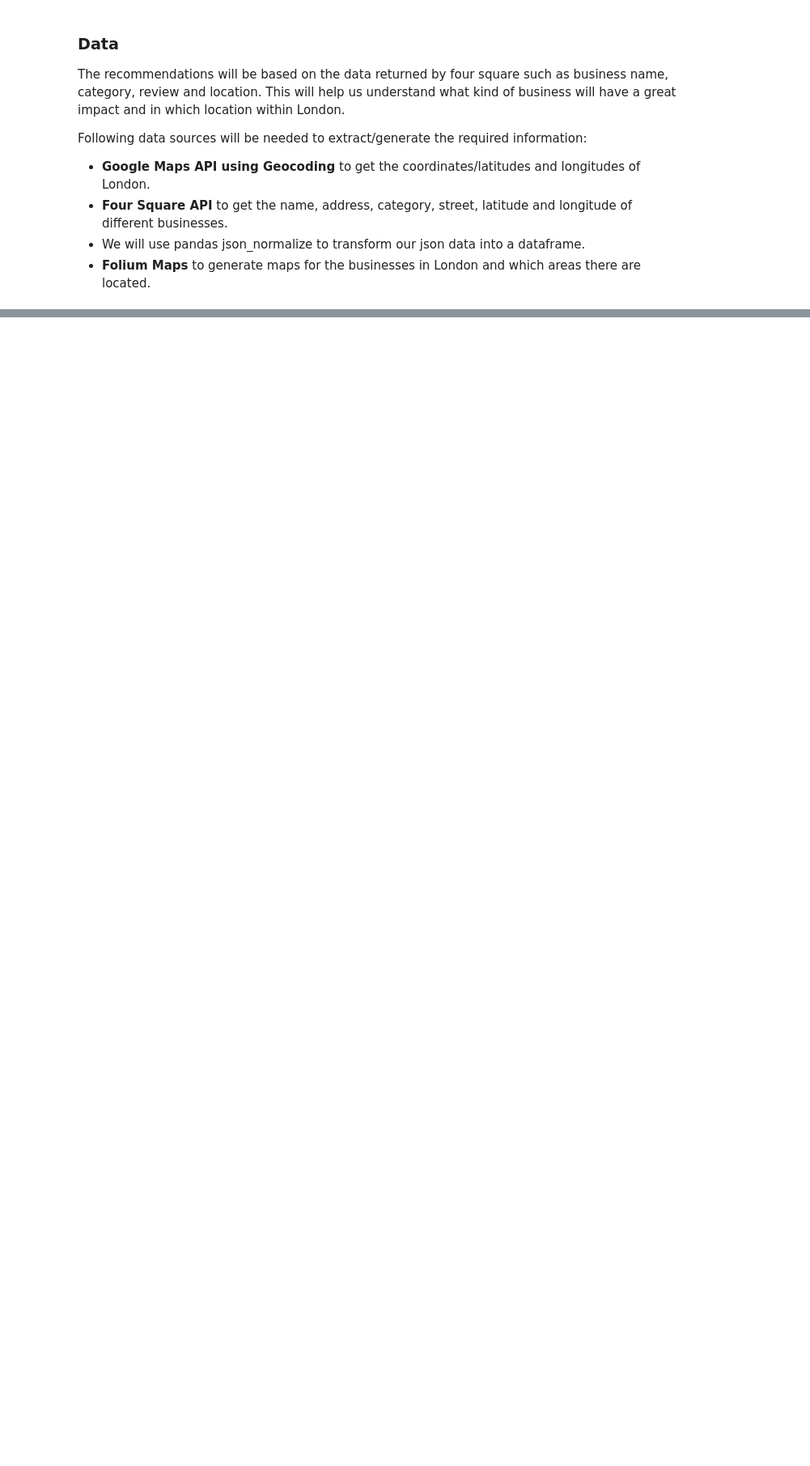
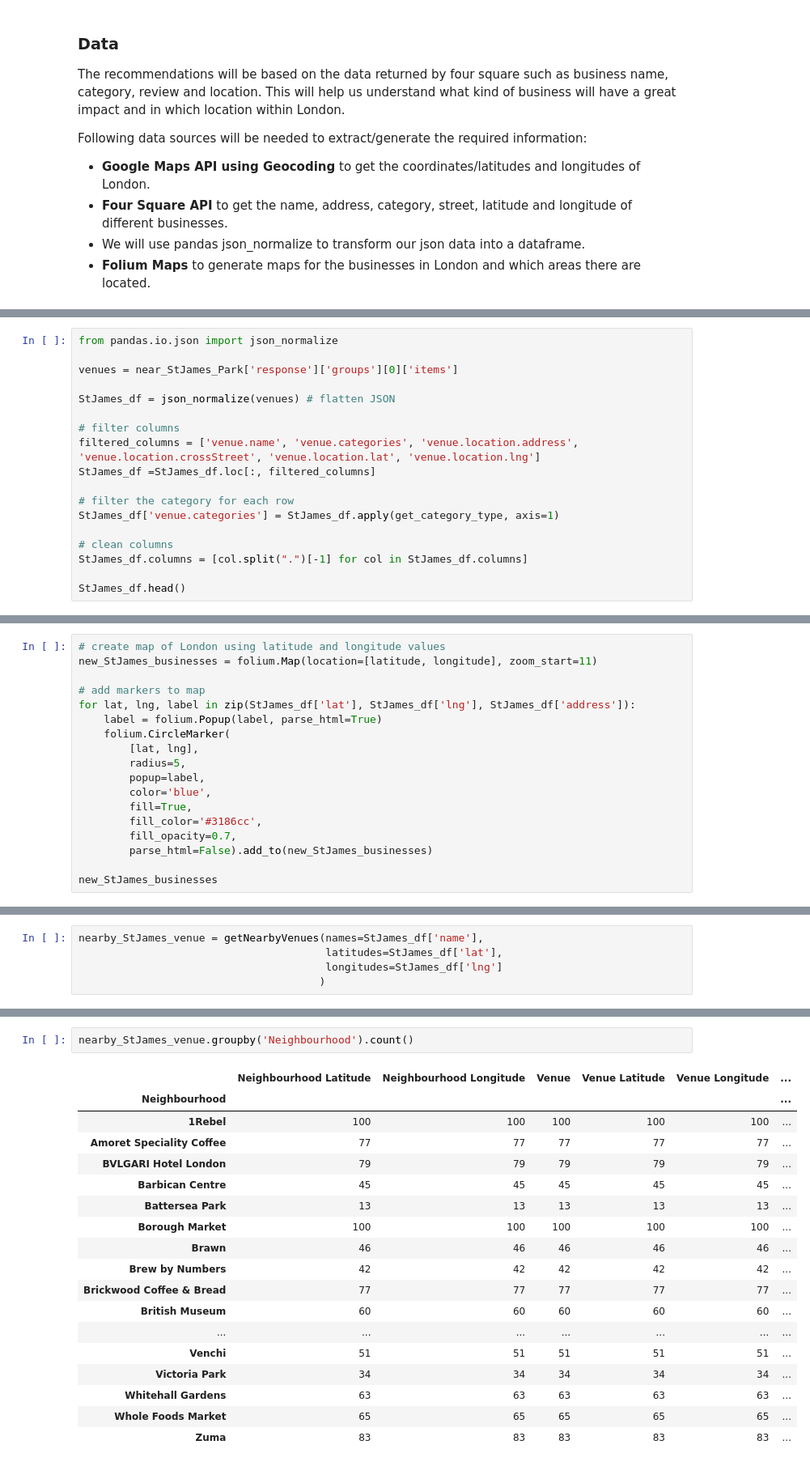
Before and after one commit to Fareeha72/Coursera_Capstones, a Jupyter notebook: Business Recommendations in London.ipynb, the cells around one changed output, grey strips where cells are left out. Shown at 81% size. Saved outputs shown, nothing was run; the diff lists cells and outputs as text; blank space fills up the shorter version.

```diff
--- a/Business Recommendations in London.ipynb
+++ b/Business Recommendations in London.ipynb
@@ -25,0 +296,18 @@ Following data sources will be needed to extract/generate the required informati
+# %%
+from pandas.io.json import json_normalize
+
+venues = near_StJames_Park['response']['groups'][0]['items']
+
+StJames_df = json_normalize(venues) # flatten JSON
+
+# filter columns
+filtered_columns = ['venue.name', 'venue.categories', 'venue.location.address', 'venue.location.crossStreet', 'venue.location.lat', 'venue.location.lng']
+StJames_df =StJames_df.loc[:, filtered_columns]
+
+# filter the category for each row
+StJames_df['venue.categories'] = StJames_df.apply(get_category_type, axis=1)
+
+# clean columns
+StJames_df.columns = [col.split(".")[-1] for col in StJames_df.columns]
+
+StJames_df.head()
@@ -25,0 +343,18 @@ Following data sources will be needed to extract/generate the required informati
+# %%
+# create map of London using latitude and longitude values
+new_StJames_businesses = folium.Map(location=[latitude, longitude], zoom_start=11)
+
+# add markers to map
+for lat, lng, label in zip(StJames_df['lat'], StJames_df['lng'], StJames_df['address']):
+    label = folium.Popup(label, parse_html=True)
+    folium.CircleMarker(
+        [lat, lng],
+        radius=5,
+        popup=label,
+        color='blue',
+        fill=True,
+        fill_color='#3186cc',
+        fill_opacity=0.7,
+        parse_html=False).add_to(new_StJames_businesses)
+
+new_StJames_businesses
@@ -25,0 +436,5 @@ Following data sources will be needed to extract/generate the required informati
+# %%
+nearby_StJames_venue = getNearbyVenues(names=StJames_df['name'],
+                                       latitudes=StJames_df['lat'],
+                                       longitudes=StJames_df['lng']
+                                      )
@@ -25,0 +473,21 @@ Following data sources will be needed to extract/generate the required informati
+# %%
+nearby_StJames_venue.groupby('Neighbourhood').count()
+# %% [output]
+|  | Neighbourhood Latitude | Neighbourhood Longitude | Venue | Venue Latitude | Venue Longitude | ... |
+| Neighbourhood |  |  |  |  |  | ... |
+| 1Rebel | 100 | 100 | 100 | 100 | 100 | ... |
+| Amoret Speciality Coffee | 77 | 77 | 77 | 77 | 77 | ... |
+| BVLGARI Hotel London | 79 | 79 | 79 | 79 | 79 | ... |
+| Barbican Centre | 45 | 45 | 45 | 45 | 45 | ... |
+| Battersea Park | 13 | 13 | 13 | 13 | 13 | ... |
+| Borough Market | 100 | 100 | 100 | 100 | 100 | ... |
+| Brawn | 46 | 46 | 46 | 46 | 46 | ... |
+| Brew by Numbers | 42 | 42 | 42 | 42 | 42 | ... |
+| Brickwood Coffee & Bread | 77 | 77 | 77 | 77 | 77 | ... |
+| British Museum | 60 | 60 | 60 | 60 | 60 | ... |
+| ... | ... | ... | ... | ... | ... | ... |
+| Venchi | 51 | 51 | 51 | 51 | 51 | ... |
+| Victoria Park | 34 | 34 | 34 | 34 | 34 | ... |
+| Whitehall Gardens | 63 | 63 | 63 | 63 | 63 | ... |
+| Whole Foods Market | 65 | 65 | 65 | 65 | 65 | ... |
+| Zuma | 83 | 83 | 83 | 83 | 83 | ... |
```
Also changed, not shown: parts of 56 cells of this notebook.
